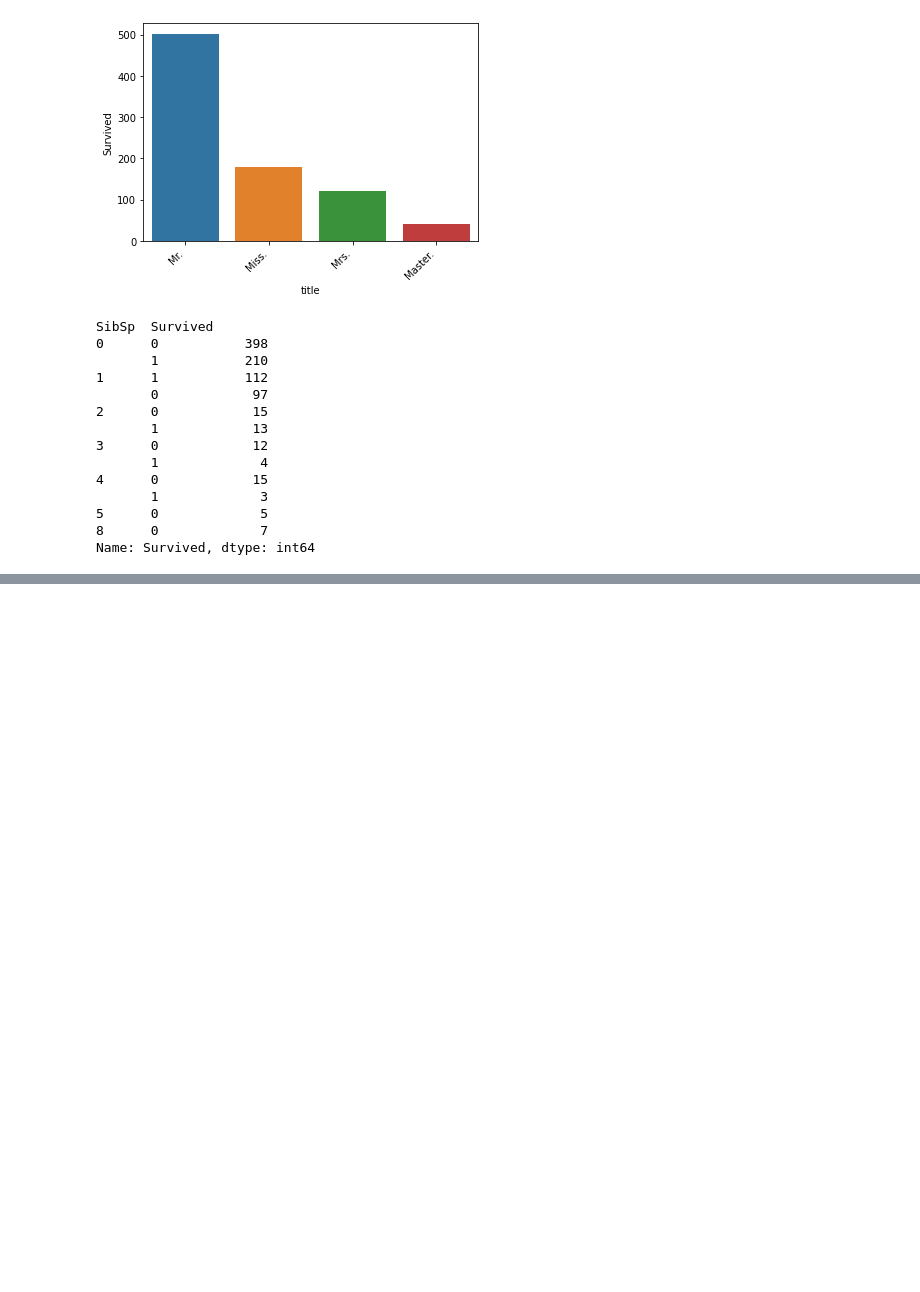
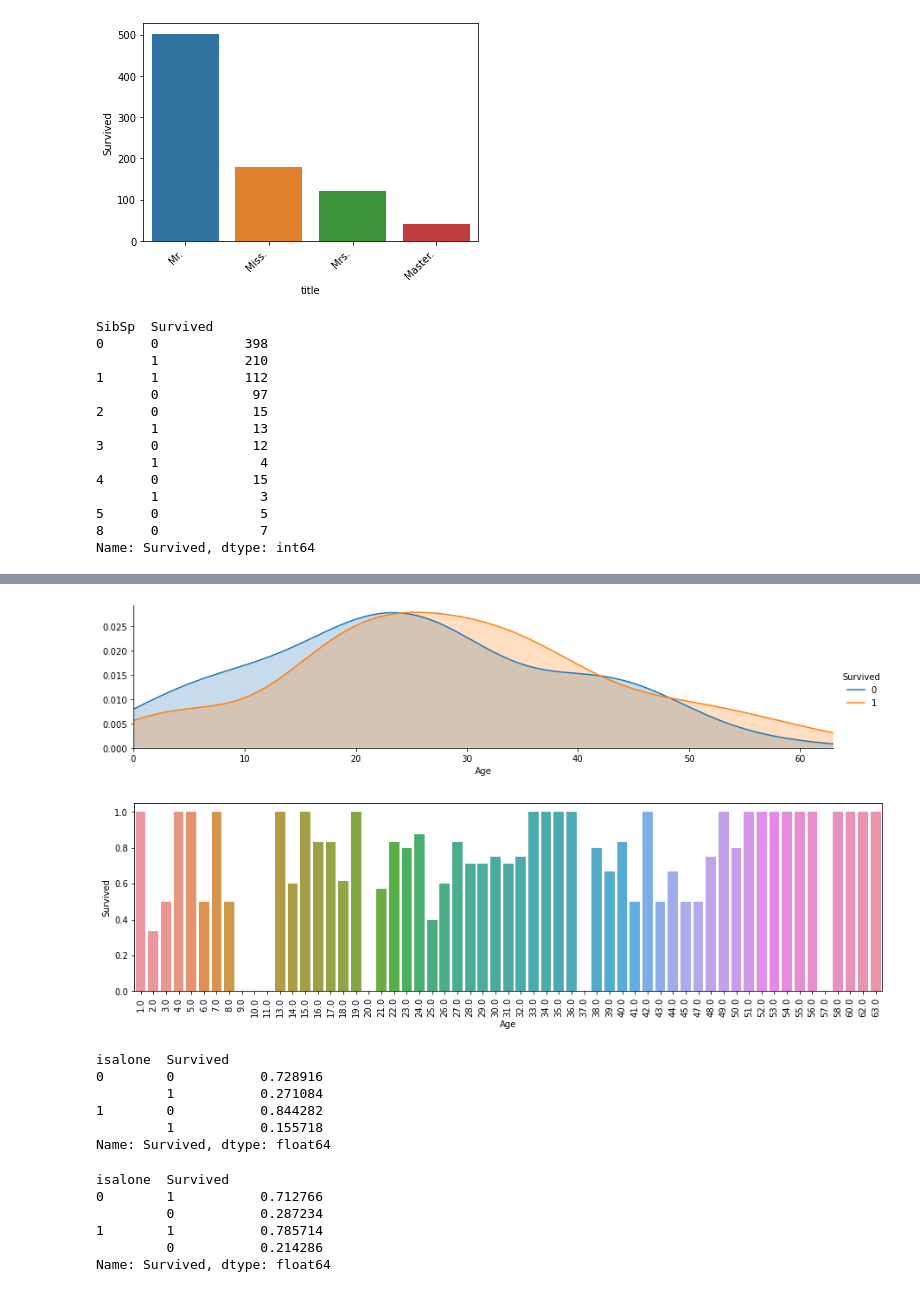
Before and after one commit to afolz121/titanic_model, a Jupyter notebook: discovery.ipynb, the cells around one changed output, grey strips where cells are left out. Drawn from its saved outputs; the diff is of its cells as text; code cells hidden in the pictures; blank space fills up the shorter version.

```diff
--- a/discovery.ipynb
+++ b/discovery.ipynb
@@ -115,0 +153,5 @@ Name: Survived, dtype: int64
+# %%
+kde_mapping(female)
+# %% [output]
+[figure, added]
+[figure, added]
@@ -115,0 +160,18 @@ Name: Survived, dtype: int64
+# %%
+male.groupby('isalone')['Survived'].value_counts(normalize = True)
+# %% [output]
+isalone  Survived
+0        0           0.728916
+         1           0.271084
+1        0           0.844282
+         1           0.155718
+Name: Survived, dtype: float64
+# %%
+female.groupby('isalone')['Survived'].value_counts(normalize = True)
+# %% [output]
+isalone  Survived
+0        1           0.712766
+         0           0.287234
+1        1           0.785714
+         0           0.214286
+Name: Survived, dtype: float64
```
Also changed, not shown: parts of 8 cells of this notebook, 1 other file.
